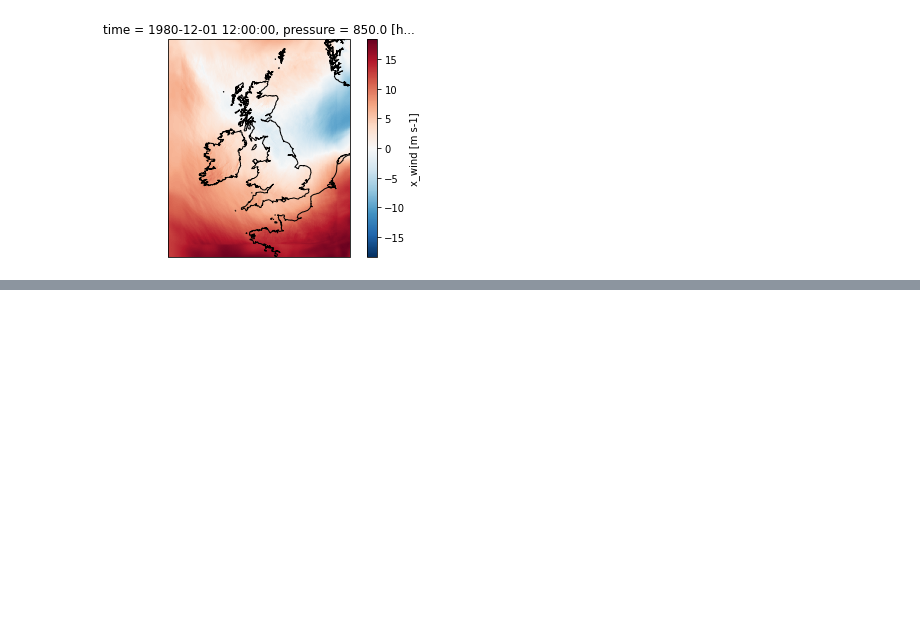
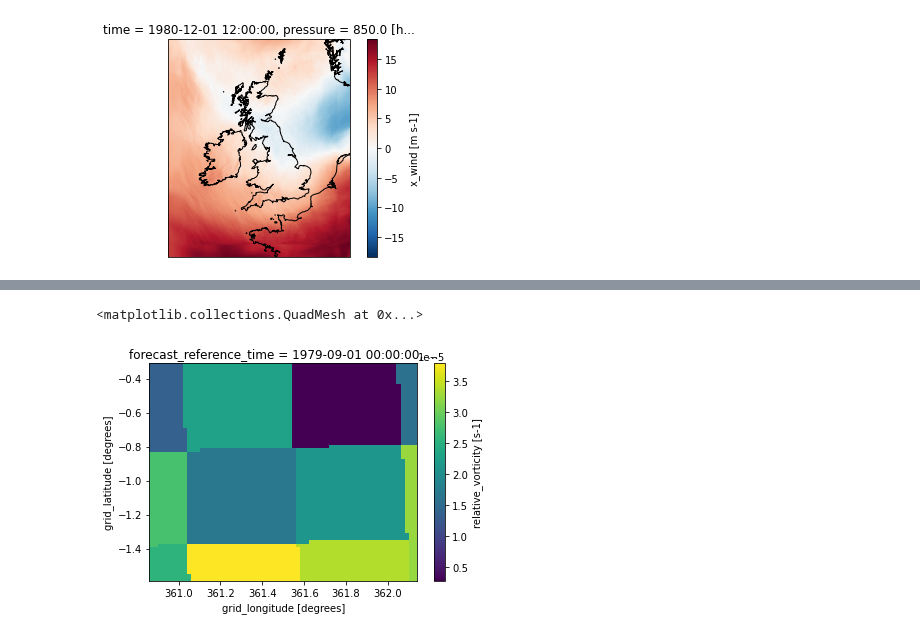
Before and after one commit to henryaddison/ml-downscaling-emulation, a Jupyter notebook: notebooks/learning/regridding-adventures.ipynb, the cells around one changed output, grey strips where cells are left out. Saved outputs shown, nothing was run; the diff lists cells and outputs as text; code cells hidden in the pictures; blank space fills up the shorter version.

Commit message:
more checks of regriding to coarsen

```diff
--- a/notebooks/learning/regridding-adventures.ipynb
+++ b/notebooks/learning/regridding-adventures.ipynb
@@ -416,0 +482,3 @@ xr.merge([regridded_da.isel(time=0, pressure=1).sel(latitude=slice(50,60), longi
+# %%
+vort850_gcm_regrid = xr.open_dataset("/home/henry/cdt/summer/derived_data/moose/london/2.2km-coarsened-gcm-2.2km/rcp85/01/vorticity850/day/vorticity850_rcp85_land-cpm_london_2.2km-coarsened-gcm-2.2km_01_day_19801201-19811130.nc")
+vort850_gcm_regrid
@@ -416,0 +503,5 @@ xr.merge([regridded_da.isel(time=0, pressure=1).sel(latitude=slice(50,60), longi
+# %%
+vort850_gcm_regrid['vorticity850'].isel(time=0).plot()
+# %% [output]
+<matplotlib.collections.QuadMesh at 0x...>
+[figure, added]
```
Also changed, not shown: parts of 20 cells of this notebook.
